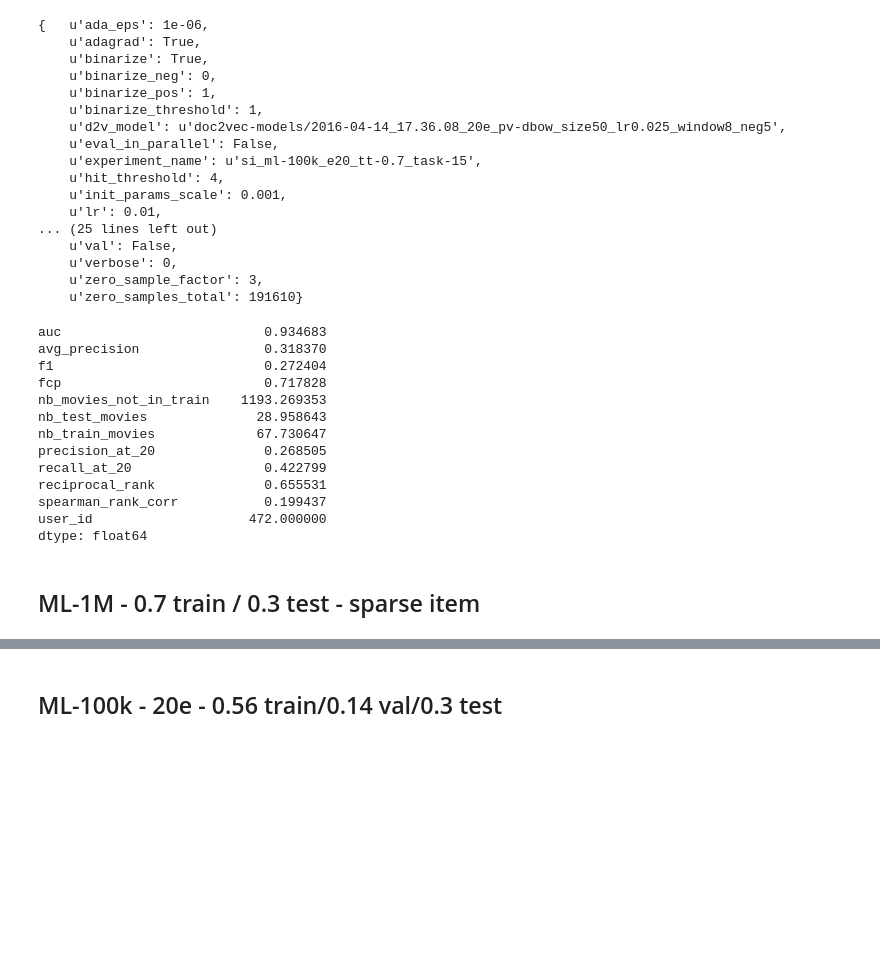
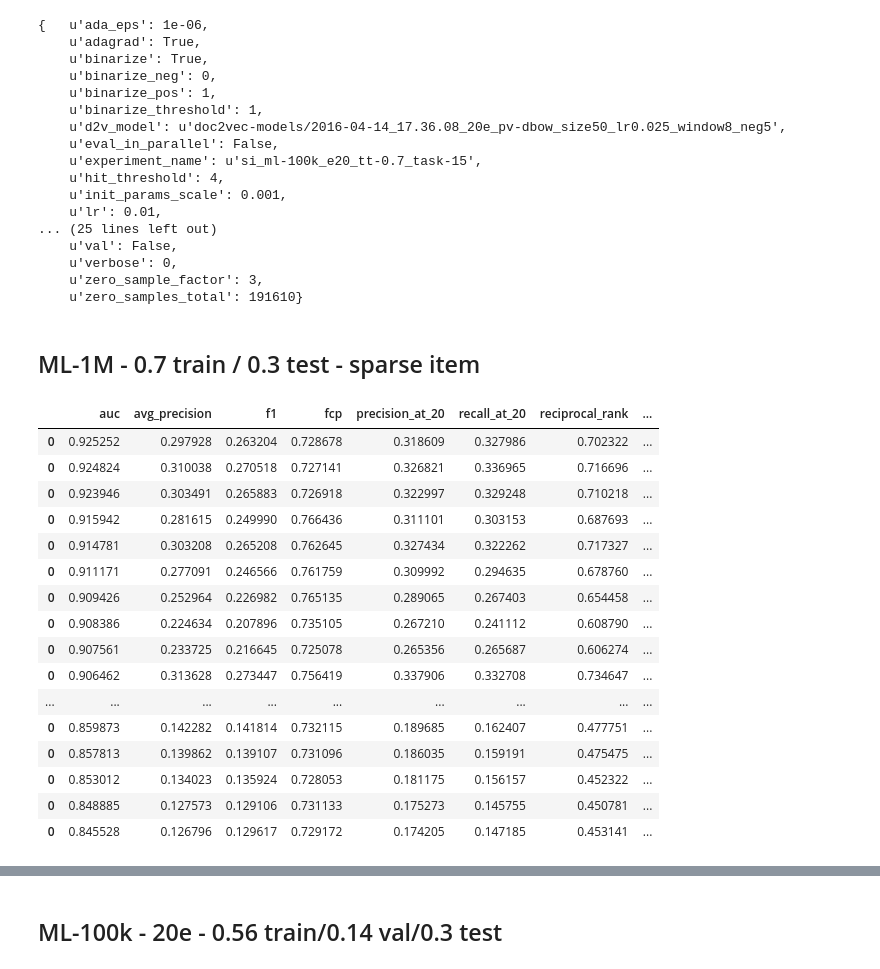
Before and after one commit to marcuniq/bsc-thesis, a Jupyter notebook: code/ipynb/gridsearch_mpcf_si_results.ipynb, the cells around one changed output, grey strips where cells are left out. Saved outputs shown, nothing was run; the diff lists cells and outputs as text; code cells hidden in the pictures; blank space fills up the shorter version.

```diff
--- a/code/ipynb/gridsearch_mpcf_si_results.ipynb
+++ b/code/ipynb/gridsearch_mpcf_si_results.ipynb
@@ -118,22 +131,5 @@ with open('../models/mpcf-si/2016-05-27_19.59.33_si_ml-100k_e20_tt-0.7_task-15_c
     u'verbose': 0,
     u'zero_sample_factor': 3,
     u'zero_samples_total': 191610}
-# %%
-best_metrics = pd.read_csv('../metrics/mpcf-si/2016-05-27_20.22.56_si_ml-100k_e20_tt-0.7_task-13_user-metrics.csv')
-best_metrics.mean(0)
-# %% [output]
-auc                          0.934683
-avg_precision                0.318370
-f1                           0.272404
-fcp                          0.717828
-nb_movies_not_in_train    1193.269353
-nb_test_movies              28.958643
-nb_train_movies             67.730647
-precision_at_20              0.268505
-recall_at_20                 0.422799
-reciprocal_rank              0.655531
-spearman_rank_corr           0.199437
-user_id                    472.000000
-dtype: float64
 # %% [markdown]
 ## ML-1M - 0.7 train / 0.3 test - sparse item
@@ -147,2 +136,47 @@ sorted(result_map, key=lambda t:t[1], reverse=True)
+# %%
+results = [
+'../metrics/mpcf-si/2016-06-01_08.54.21_si_ml-1m_e20_tt-0.7_task-3_user-metrics.csv',
+'../metrics/mpcf-si/2016-06-01_15.01.00_si_ml-1m_e20_tt-0.7_task-1_user-metrics.csv',
+'../metrics/mpcf-si/2016-06-01_16.33.47_si_ml-1m_e20_tt-0.7_task-3_user-metrics.csv',
+'../metrics/mpcf-si/2016-06-01_23.35.02_si_ml-1m_e20_tt-0.7_task-0_user-metrics.csv',
+'../metrics/mpcf-si/2016-06-02_00.57.17_si_ml-1m_e20_tt-0.7_task-0_user-metrics.csv',
+'../metrics/mpcf-si/2016-06-02_18.09.41_si_ml-1m_e20_tt-0.7_task-0_user-metrics.csv',
+'../metrics/mpcf-si/2016-06-02_22.12.23_si_ml-1m_e20_tt-0.7_task-0_user-metrics.csv',
+'../metrics/mpcf-si/2016-06-03_20.02.46_si_ml-1m_e20_tt-0.7_task-0_user-metrics.csv',
+'../metrics/mpcf-si/2016-06-06_20.10.02_si_ml-1m_e20_tt-0.7_task-0_user-metrics.csv',
+'../metrics/mpcf-si/2016-06-06_23.07.49_si_ml-1m_e20_tt-0.7_task-0_user-metrics.csv',
+'../metrics/mpcf-si/2016-06-06_23.29.54_si_ml-1m_e20_tt-0.7_task-0_user-metrics.csv',
+'../metrics/mpcf-si/2016-06-07_05.39.35_si_ml-1m_e20_tt-0.7_task-0_user-metrics.csv',
+'../metrics/mpcf-si/2016-06-07_20.47.47_si_ml-1m_e20_tt-0.7_task-0_user-metrics.csv',
+'../metrics/mpcf-si/2016-06-07_21.39.22_si_ml-1m_e10_tt-0.7_task-0_user-metrics.csv',
+'../metrics/mpcf-si/2016-06-07_21.53.19_si_ml-1m_e10_tt-0.7_task-0_user-metrics.csv',
+'../metrics/mpcf-si/2016-06-07_23.02.17_si_ml-1m_e20_tt-0.7_task-0_user-metrics.csv',
+'../metrics/mpcf-si/2016-06-08_00.56.27_si_ml-1m_e10_tt-0.7_task-0_user-metrics.csv',
+'../metrics/mpcf-si/2016-06-08_03.49.35_si_ml-1m_e20_tt-0.7_task-0_user-metrics.csv',
+'../metrics/mpcf-si/2016-06-08_04.15.13_si_ml-1m_e10_tt-0.7_task-0_user-metrics.csv',
+'../metrics/mpcf-si/2016-06-08_04.29.32_si_ml-1m_e10_tt-0.7_task-0_user-metrics.csv',
+]
+# %%
+df_results = get_df_results(results)
+# %%
+df_results.sort_values('auc', ascending=False)
+# %% [output]
+|  | auc | avg_precision | f1 | fcp | precision_at_20 | recall_at_20 | reciprocal_rank | ... |
+| 0 | 0.925252 | 0.297928 | 0.263204 | 0.728678 | 0.318609 | 0.327986 | 0.702322 | ... |
+| 0 | 0.924824 | 0.310038 | 0.270518 | 0.727141 | 0.326821 | 0.336965 | 0.716696 | ... |
+| 0 | 0.923946 | 0.303491 | 0.265883 | 0.726918 | 0.322997 | 0.329248 | 0.710218 | ... |
+| 0 | 0.915942 | 0.281615 | 0.249990 | 0.766436 | 0.311101 | 0.303153 | 0.687693 | ... |
+| 0 | 0.914781 | 0.303208 | 0.265208 | 0.762645 | 0.327434 | 0.322262 | 0.717327 | ... |
+| 0 | 0.911171 | 0.277091 | 0.246566 | 0.761759 | 0.309992 | 0.294635 | 0.678760 | ... |
+| 0 | 0.909426 | 0.252964 | 0.226982 | 0.765135 | 0.289065 | 0.267403 | 0.654458 | ... |
+| 0 | 0.908386 | 0.224634 | 0.207896 | 0.735105 | 0.267210 | 0.241112 | 0.608790 | ... |
+| 0 | 0.907561 | 0.233725 | 0.216645 | 0.725078 | 0.265356 | 0.265687 | 0.606274 | ... |
+| 0 | 0.906462 | 0.313628 | 0.273447 | 0.756419 | 0.337906 | 0.332708 | 0.734647 | ... |
+| ... | ... | ... | ... | ... | ... | ... | ... | ... |
+| 0 | 0.859873 | 0.142282 | 0.141814 | 0.732115 | 0.189685 | 0.162407 | 0.477751 | ... |
+| 0 | 0.857813 | 0.139862 | 0.139107 | 0.731096 | 0.186035 | 0.159191 | 0.475475 | ... |
+| 0 | 0.853012 | 0.134023 | 0.135924 | 0.728053 | 0.181175 | 0.156157 | 0.452322 | ... |
+| 0 | 0.848885 | 0.127573 | 0.129106 | 0.731133 | 0.175273 | 0.145755 | 0.450781 | ... |
+| 0 | 0.845528 | 0.126796 | 0.129617 | 0.729172 | 0.174205 | 0.147185 | 0.453141 | ... |
 # %%
 # best config
```
Also changed, not shown: parts of 8 cells of this notebook, 5 other files.
